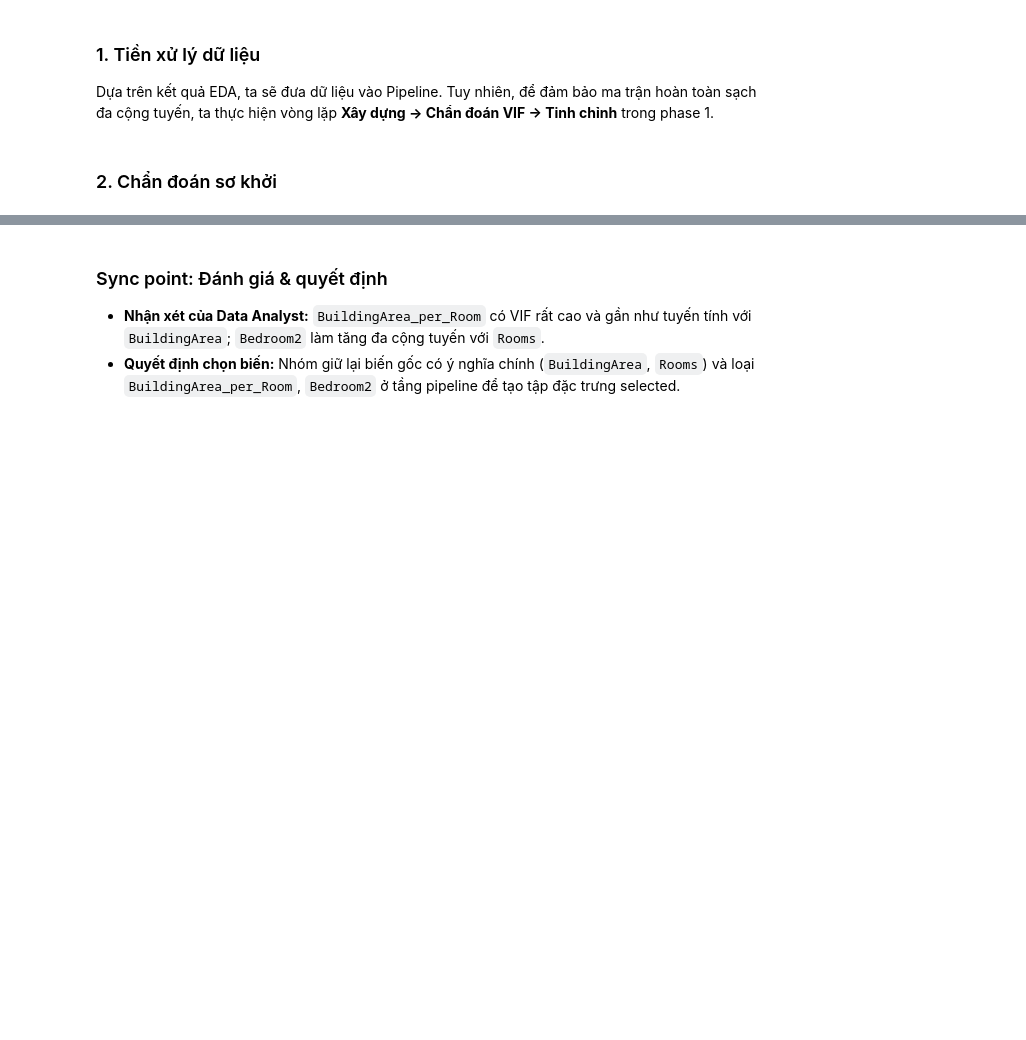
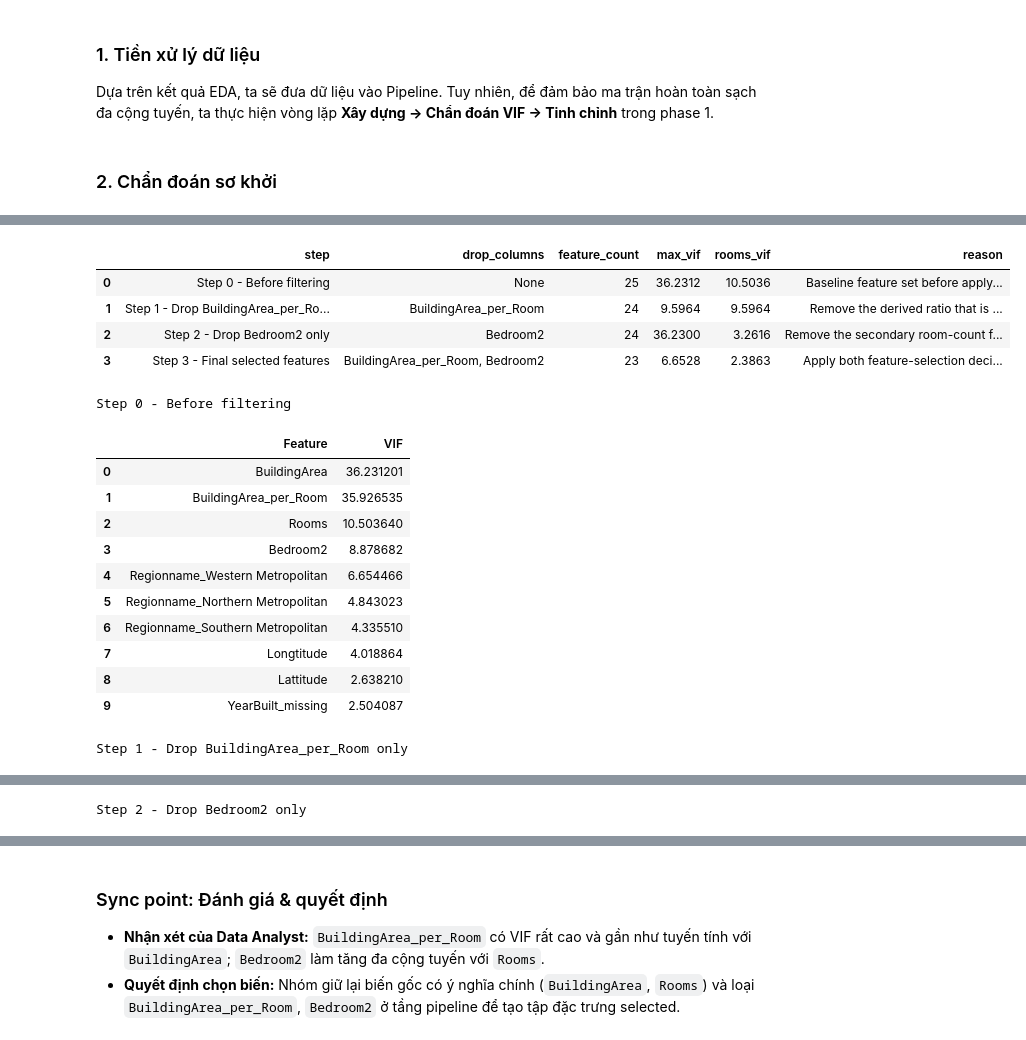
Before and after one commit to QuangNguyenNgoc/datafitting-and-ols-methods, a Jupyter notebook: part2/part2_notebook.ipynb, the cells around one changed output, grey strips where cells are left out. Saved outputs shown, nothing was run; the diff lists cells and outputs as text; code cells hidden in the pictures; blank space fills up the shorter version.

Commit message:
Add staged VIF diagnostics tables to part2 notebook

```diff
--- a/part2/part2_notebook.ipynb
+++ b/part2/part2_notebook.ipynb
@@ -440,0 +425,79 @@ diagnostics_df.sort_values(by="VIF", ascending=False).head(10)
+# %%
+vif_steps = [
+    {
+        "step": "Step 0 - Before filtering",
+        "drop_columns": [],
+        "reason": "Baseline feature set before applying DA's VIF recommendations.",
+    },
+    {
+        "step": "Step 1 - Drop BuildingArea_per_Room only",
+        "drop_columns": ["BuildingArea_per_Room"],
+        "reason": "Remove the derived ratio that is highly collinear with BuildingArea.",
+    },
+    {
+        "step": "Step 2 - Drop Bedroom2 only",
+        "drop_columns": ["Bedroom2"],
+        "reason": "Remove the secondary room-count feature while keeping Rooms.",
+    },
+    {
+        "step": "Step 3 - Final selected features",
+        "drop_columns": ["BuildingArea_per_Room", "Bedroom2"],
+        "reason": "Apply both feature-selection decisions used by the final modeling pipeline.",
+    },
+]
+
+vif_tables = {}
+vif_step_summary = []
+
+for config in vif_steps:
+    pipeline_step = DataPipeline(drop_columns=config["drop_columns"])
+    X_step, y_step = pipeline_step.fit_transform(X_train_raw)
+
+    diagnostics_step = run_diagnostics(
+        X_train_raw=X_step,
+        y_train=y_step,
+        feature_names=pipeline_step.encoded_columns,
+        custom_ols_func=ols_fit,
+        custom_vif_func=vif,
+        custom_inference_func=coef_inference,
+    )
+
+    vif_table = diagnostics_step["VIF"].sort_values(by="VIF_Score", ascending=False).copy()
+    vif_table = vif_table[["Feature", "VIF_Score"]].rename(columns={"VIF_Score": "VIF"})
+    vif_tables[config["step"]] = vif_table
+
+    vif_step_summary.append(
+        {
+            "step": config["step"],
+            "drop_columns": ", ".join(config["drop_columns"]) if config["drop_columns"] else "None",
+            "feature_count": X_step.shape[1],
+            "max_vif": round(float(vif_table["VIF"].max()), 4),
+            "rooms_vif": round(float(vif_table.loc[vif_table["Feature"] == "Rooms", "VIF"].iloc[0]), 4) if "Rooms" in vif_table["Feature"].values else None,
+            "reason": config["reason"],
+        }
+    )
+
+display(pd.DataFrame(vif_step_summary))
+
+for step_name, table in vif_tables.items():
+    print(step_name)
+    display(table.head(10))
+# %% [output]
+|  | step | drop_columns | feature_count | max_vif | rooms_vif | reason |
+| 0 | Step 0 - Before filtering | None | 25 | 36.2312 | 10.5036 | Baseline feature set before apply... |
+| 1 | Step 1 - Drop BuildingArea_per_Ro... | BuildingArea_per_Room | 24 | 9.5964 | 9.5964 | Remove the derived ratio that is ... |
+| 2 | Step 2 - Drop Bedroom2 only | Bedroom2 | 24 | 36.2300 | 3.2616 | Remove the secondary room-count f... |
+| 3 | Step 3 - Final selected features | BuildingArea_per_Room, Bedroom2 | 23 | 6.6528 | 2.3863 | Apply both feature-selection deci... |
+Step 0 - Before filtering
+|  | Feature | VIF |
+| 0 | BuildingArea | 36.231201 |
+| 1 | BuildingArea_per_Room | 35.926535 |
+| 2 | Rooms | 10.503640 |
+| 3 | Bedroom2 | 8.878682 |
+| 4 | Regionname_Western Metropolitan | 6.654466 |
+| 5 | Regionname_Northern Metropolitan | 4.843023 |
+| 6 | Regionname_Southern Metropolitan | 4.335510 |
+| 7 | Longtitude | 4.018864 |
+| 8 | Lattitude | 2.638210 |
+| 9 | YearBuilt_missing | 2.504087 |
+Step 1 - Drop BuildingArea_per_Room only
@@ -440,0 +515 @@ diagnostics_df.sort_values(by="VIF", ascending=False).head(10)
+Step 2 - Drop Bedroom2 only
```
Also changed, not shown: parts of 4 cells of this notebook.
